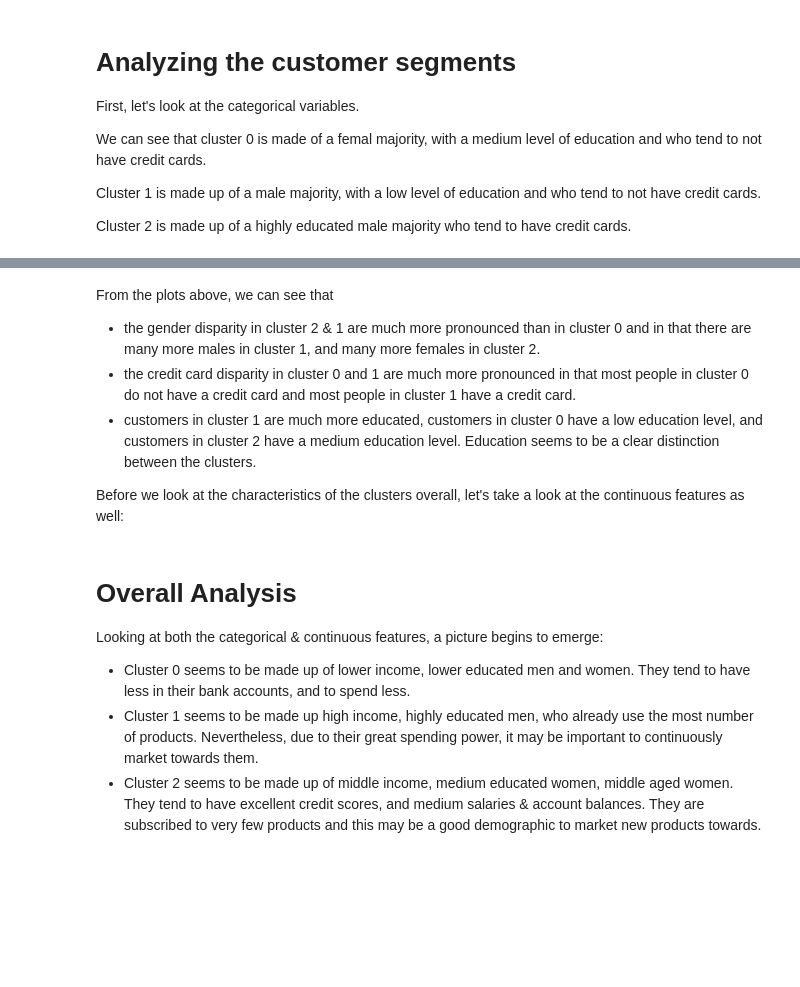
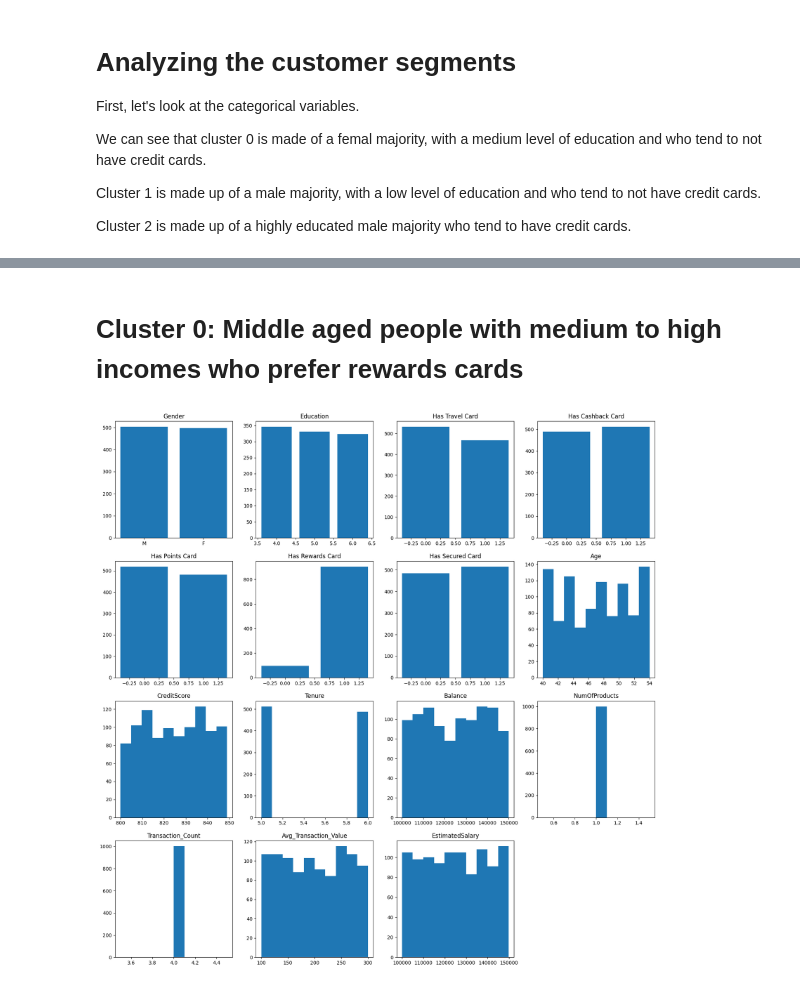
Before and after one commit to randyphoa/ml-basics, a Jupyter notebook: notebook/5-customer-segmentation.ipynb, the cells around one changed output, grey strips where cells are left out. Drawn from its saved outputs; the diff is of its cells as text; code cells hidden in the pictures; blank space fills up the shorter version.

```diff
--- a/notebook/5-customer-segmentation.ipynb
+++ b/notebook/5-customer-segmentation.ipynb
@@ -147,5 +147,5 @@ Best run was number 2
 from kmodes.kprototypes import KPrototypes
 
 kmode = KPrototypes(n_clusters=3, init = "random", n_init = 5, verbose=1, random_state=12345)
-kmode.fit_predict(df_to_cluster_normalize, categorical=[1, 6, 7])
+kmode.fit_predict(df_to_cluster_normalize, categorical=[1, 6, 7, 8, 9, 10, 11])
 # %% [output]
@@ -170,5 +170,6 @@ array([1, 1, 2, ..., 1, 0, 1], dtype=uint16)
 # %%
 df_to_cluster_normalize["Label"] = kmode.labels_
+df["Label"] = kmode.labels_
 # %%
 kmode.cluster_centroids_
 # %% [output]
@@ -224,16 +209,0 @@ plt.show()
-# %%
-gender_vc = df_to_cluster_normalize[df_to_cluster_normalize["Label"]==1]["Gender"].value_counts()
-education_vc = df_to_cluster_normalize[df_to_cluster_normalize["Label"]==1]["Education"].value_counts()
-has_cc_vc = df_to_cluster_normalize[df_to_cluster_normalize["Label"]==1]["HasCrCard"].value_counts()
-
-plt.figure(figsize=(10,6))
-plt.bar(gender_vc.index, gender_vc)
-plt.show()
-
-plt.figure(figsize=(10,6))
-plt.bar(education_vc.index, education_vc)
-plt.show()
-
-plt.figure(figsize=(10,6))
-plt.bar(has_cc_vc.index, has_cc_vc)
-plt.show()
@@ -244,16 +209,0 @@ plt.show()
-# %%
-gender_vc = df_to_cluster_normalize[df_to_cluster_normalize["Label"]==2]["Gender"].value_counts()
-education_vc = df_to_cluster_normalize[df_to_cluster_normalize["Label"]==2]["Education"].value_counts()
-has_cc_vc = df_to_cluster_normalize[df_to_cluster_normalize["Label"]==2]["HasCrCard"].value_counts()
-
-plt.figure(figsize=(10,6))
-plt.bar(gender_vc.index, gender_vc)
-plt.show()
-
-plt.figure(figsize=(10,6))
-plt.bar(education_vc.index, education_vc)
-plt.show()
-
-plt.figure(figsize=(10,6))
-plt.bar(has_cc_vc.index, has_cc_vc)
-plt.show()
@@ -264,7 +209,0 @@ plt.show()
-# %% [markdown]
-From the plots above, we can see that
-- the gender disparity in cluster 2 & 1 are much more pronounced than in cluster 0 and in that there are many more males in cluster 1, and many more females in cluster 2.
-- the credit card disparity in cluster 0 and 1 are much more pronounced in that most people in cluster 0 do not have a credit card and most people in cluster 1 have a credit card.
-- customers in cluster 1 are much more educated, customers in cluster 0 have a low education level, and customers in cluster 2 have a medium education level. Education seems to be a clear distinction between the clusters.
-
-Before we look at the characteristics of the clusters overall, let's take a look at the continuous features as well:
@@ -292,7 +209,0 @@ fig.show()
-# %% [markdown]
-# Overall Analysis
-
-Looking at both the categorical & continuous features, a picture begins to emerge:
-- Cluster 0 seems to be made up of lower income, lower educated men and women. They tend to have less in their bank accounts, and to spend less.
-- Cluster 1 seems to be made up high income, highly educated men, who already use the most number of products. Nevertheless, due to their great spending power, it may be important to continuously market towards them.
-- Cluster 2 seems to be made up of middle income, medium educated women, middle aged women. They tend to have excellent credit scores, and medium salaries & account balances. They are subscribed to very few products and this may be a good demographic to market new products towards.
@@ -298,0 +264,6 @@ Looking at both the categorical & continuous features, a picture begins to emerg
+# %% [markdown]
+# Cluster 0: Middle aged people with medium to high incomes who prefer rewards cards
+# %%
+visualize_cluster(0)
+# %% [output]
+[figure, added]
```
Also changed, not shown: parts of 20 cells of this notebook, 6 other files.
